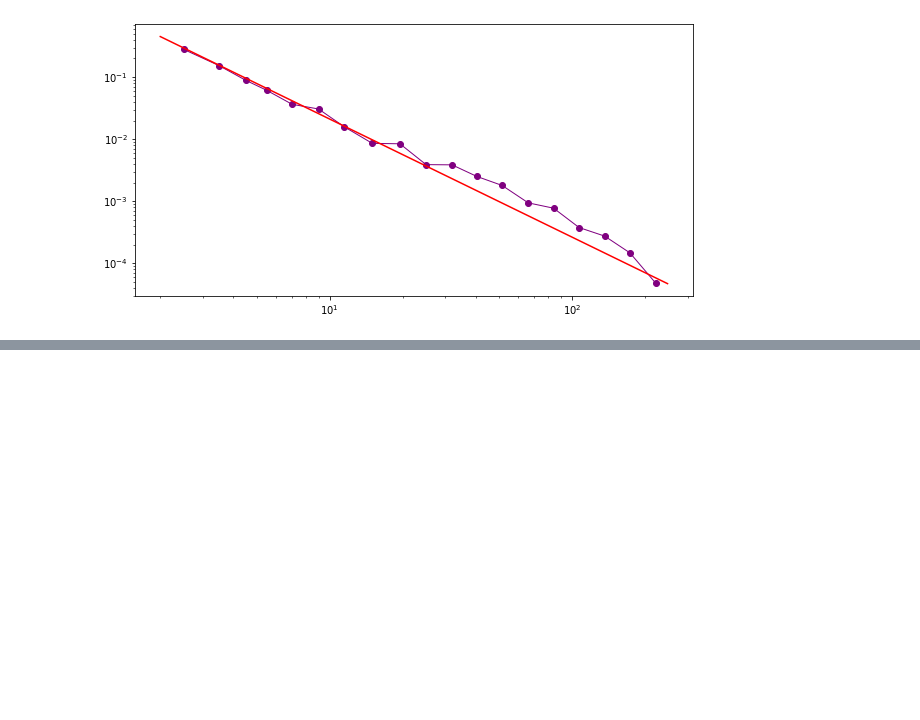
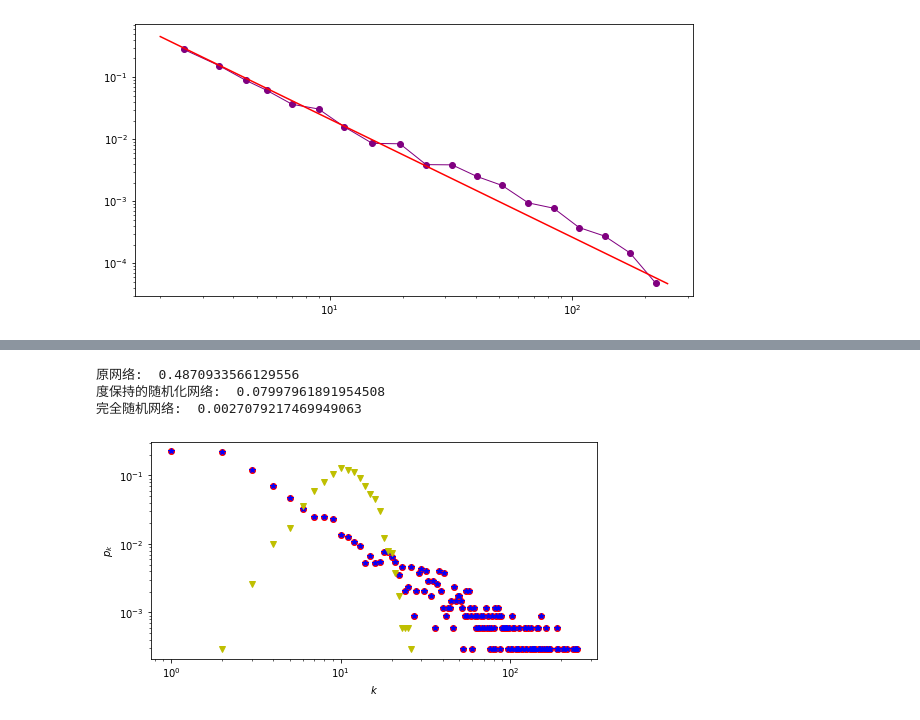
Before and after one commit to zhouhuaian/complex_network_learning, a Jupyter notebook: code/lesson5.ipynb, the cells around one changed output, grey strips where cells are left out. Drawn from its saved outputs; the diff is of its cells as text; code cells hidden in the pictures; blank space fills up the shorter version.

```diff
--- a/code/lesson5.ipynb
+++ b/code/lesson5.ipynb
@@ -112,0 +114,29 @@ plt.yscale("log")
+# %%
+# 生成度保持的随机化网络
+N = len(flight_g.nodes)
+E = len(flight_g.edges)
+flight_g2 = flight_g.copy()
+nx.double_edge_swap(flight_g2, nswap=E, max_tries=5*E)
+flight_g3 = nx.gnm_random_graph(N, E)
+print("原网络: ", nx.average_clustering(flight_g))
+print("度保持的随机化网络: ", nx.average_clustering(flight_g2))
+print("完全随机网络: ", nx.average_clustering(flight_g3))
+# %% [output]
+原网络:  0.4870933566129556
+度保持的随机化网络:  0.07997961891954508
+完全随机网络:  0.0027079217469949063
+# %%
+k1, pk1 = get_pdf(flight_g)
+k2, pk2 = get_pdf(flight_g2)
+k3, pk3 = get_pdf(flight_g3)
+
+plt.figure(figsize=(8,4))
+plt.plot(k1, pk1, "ro")
+plt.plot(k2, pk2, "b*")
+plt.plot(k3, pk3, "yv")
+plt.xlabel("$k$")
+plt.ylabel("$p_k$")
+plt.xscale("log")
+plt.yscale("log")
+# %% [output]
+[figure, added]
```
Also changed, not shown: parts of 2 cells of this notebook.
